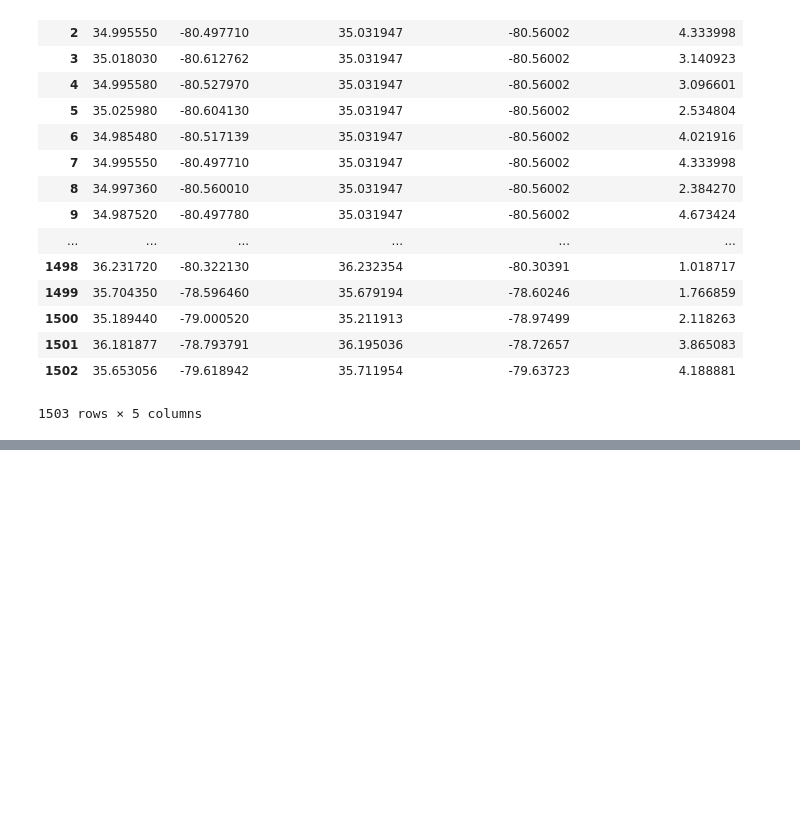
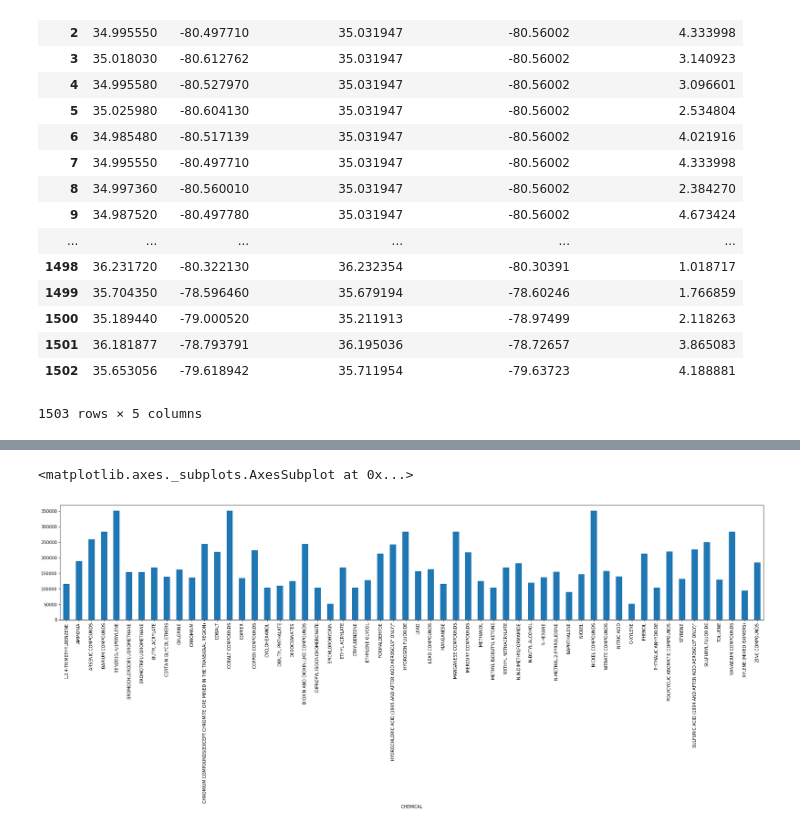
Before and after one commit to UNCG-CSE/Toxic-Crusaders, a Jupyter notebook: swetha/zillow-tri-centroid-data_analysis-allhomes.ipynb, the cells around one changed output, grey strips where cells are left out. Drawn from its saved outputs; the diff is of its cells as text; code cells hidden in the pictures; blank space fills up the shorter version.

```diff
--- a/swetha/zillow-tri-centroid-data_analysis-allhomes.ipynb
+++ b/swetha/zillow-tri-centroid-data_analysis-allhomes.ipynb
@@ -382,0 +157,5 @@ data_within_7_mile.groupby('INDUSTRY_SECTOR')['AVG_PRICE'].agg(['mean'],axis=1).
+# %%
+data_within_1_mile[data_within_1_mile['ON-SITE_RELEASE_TOTAL']>0].groupby(['CHEMICAL'])['AVG_PRICE'].agg('mean').plot(x='CHEMICAL',y='AVG_PRICE',kind = 'bar',figsize=(30,5))
+# %% [output]
+<matplotlib.axes._subplots.AxesSubplot at 0x...>
+[figure, added]
```
Also changed, not shown: parts of 66 cells of this notebook, 2 other files.
